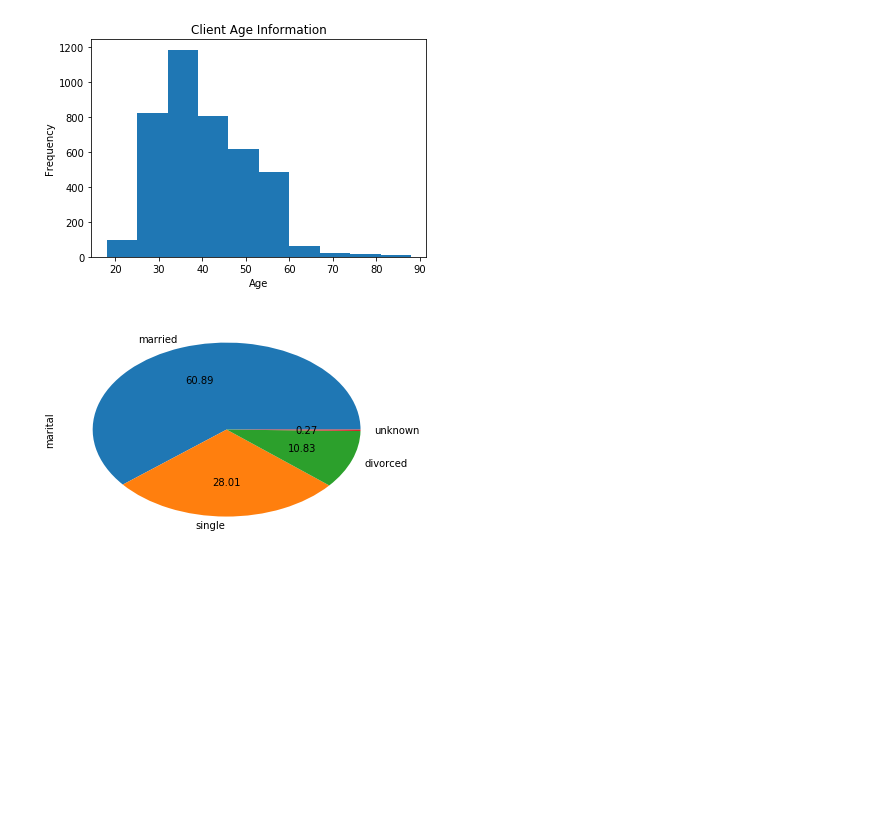
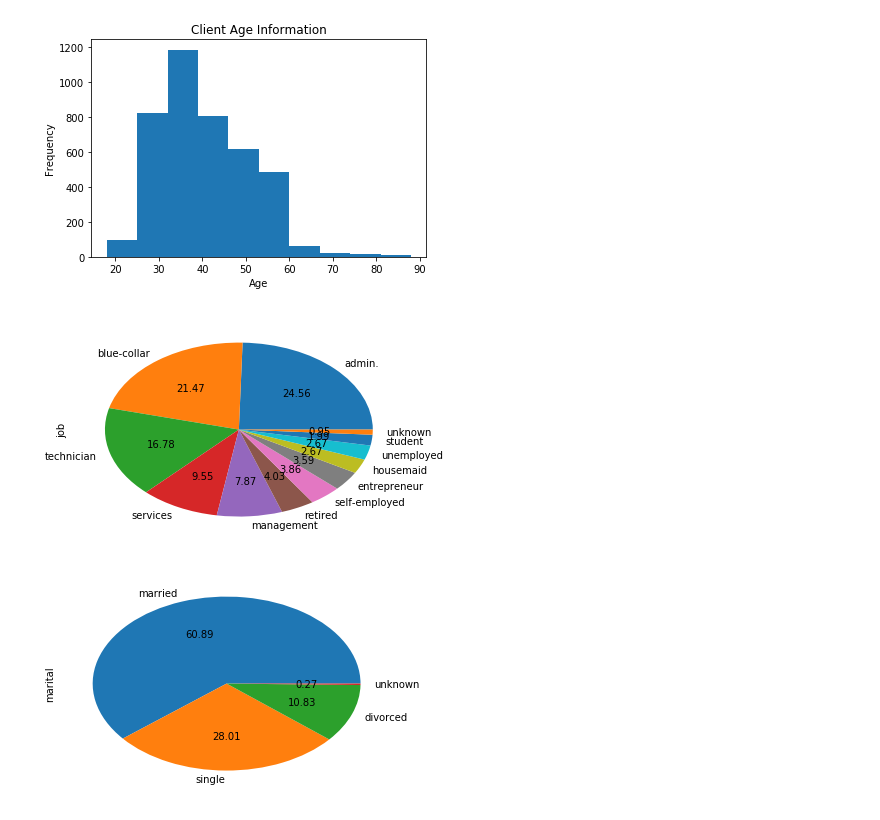
Before and after one commit to janarth10/Data_Cleaning_and_Summarizing, a Jupyter notebook: Task2.ipynb, the cells around one changed output. Saved outputs shown, nothing was run; the diff lists cells and outputs as text; code cells hidden in the pictures; blank space fills up the shorter version.

```diff
--- a/Task2.ipynb
+++ b/Task2.ipynb
@@ -12,6 +12,11 @@ plt.xlabel("Age")
 plt.savefig("./graphs/age.png")
 # %% [output]
 [figure]
+# %%
+f["job"].value_counts().plot(kind='pie', autopct='%.2f')
+plt.savefig("./graphs/job.png")
+# %% [output]
+[figure, added]
 # %%
 f["marital"].value_counts().plot(kind='pie', autopct='%.2f')
 plt.savefig("./graphs/marital.png")
```
Also changed, not shown: parts of 4 cells of this notebook, 2 other files.
